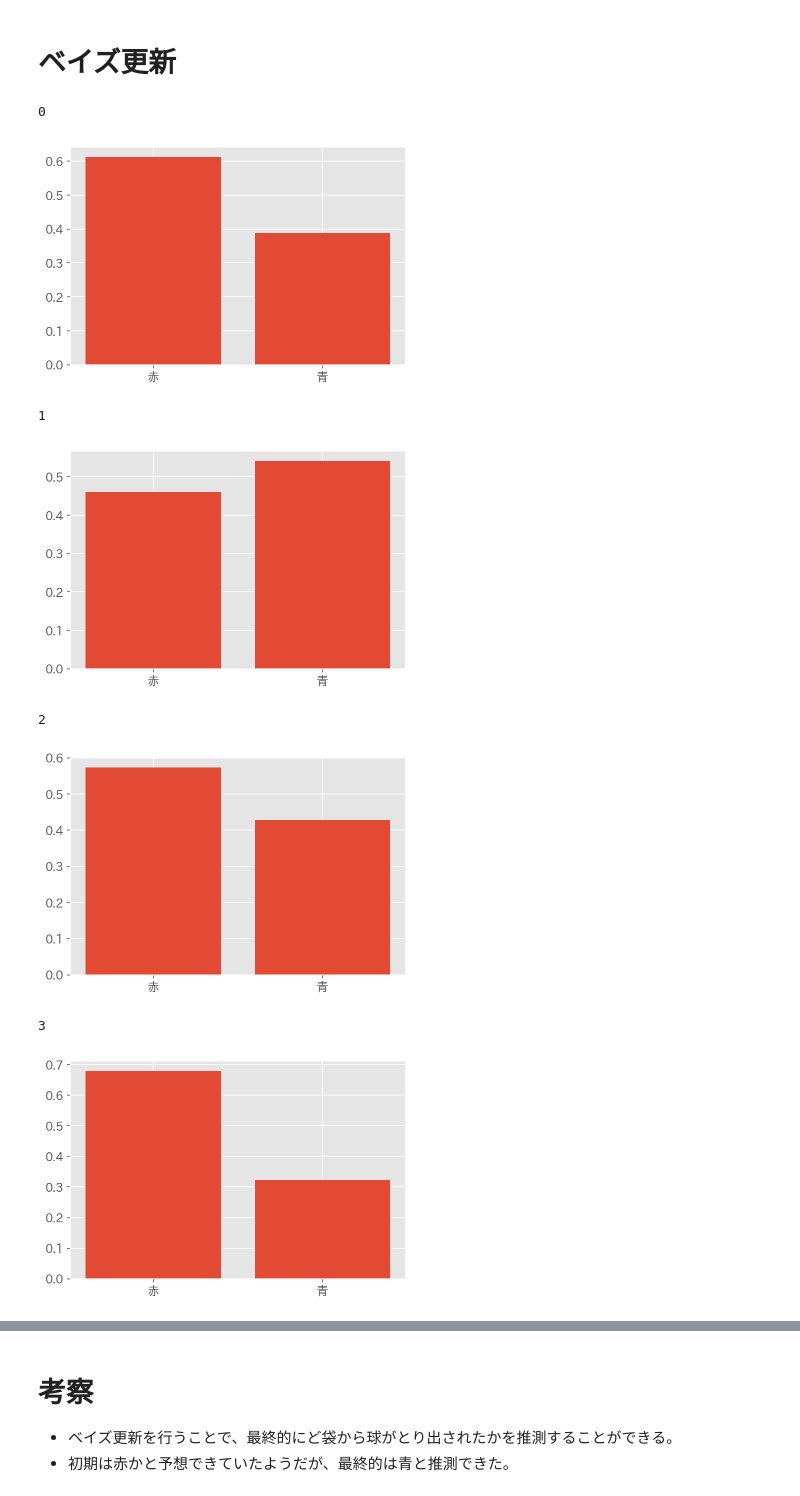
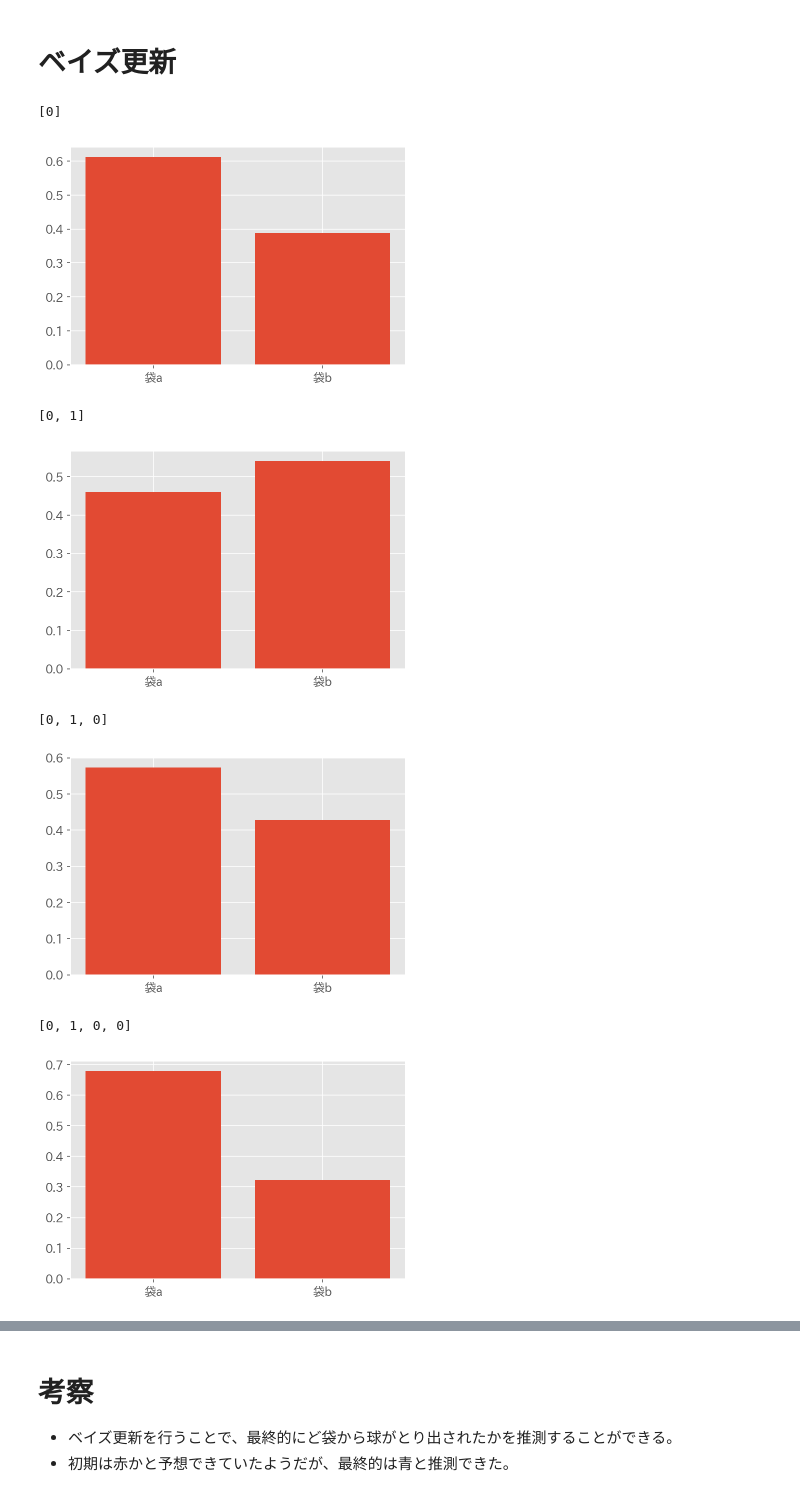
Before and after one commit to Yoshiyoshida/pystan_sample, a Jupyter notebook: Bayesian/ベイズ更新.ipynb, the cells around one changed output, grey strips where cells are left out. Saved outputs shown, nothing was run; the diff lists cells and outputs as text; code cells hidden in the pictures.

```diff
--- a/Bayesian/ベイズ更新.ipynb
+++ b/Bayesian/ベイズ更新.ipynb
@@ -102,36 +102,36 @@ plt.xticks(x, ["赤", "青"])
 # %%
 for num in range(data_len):
     # どこまでのデータを使用するか
     N_data = num + 1
 
     # 尤度関数
     ## P(data | a)
     likehood_a = bernoulli.pmf(data[:N_data], p_a)
 
     ## P(data | b)
     likehood_b = bernoulli.pmf(data[:N_data], p_b)
 
     pa_posterior = p_prior
     pb_posterior = p_prior
 
     pa_posterior *= np.prod(likehood_a)
     pb_posterior *= np.prod(likehood_b)
 
     norm = pa_posterior + pb_posterior
 
     df = pd.DataFrame([pa_posterior/norm, pb_posterior/norm], columns=["post"])
 
     x = np.arange(df.shape[0])
-    print(num)
+    print(data[:N_data])
     plt.bar(x, df.post)
-    plt.xticks(x, ["赤", "青"])
+    plt.xticks(x, ["袋a", "袋b"])
     plt.show()
 # %% [output]
-0
+[0]
-[figure, old version]
+[figure, new version]
-1
+[0, 1]
-[figure, old version]
+[figure, new version]
-2
+[0, 1, 0]
-[figure, old version]
+[figure, new version]
-3
+[0, 1, 0, 0]
-[figure, old version]
+[figure, new version]
```
Also changed, not shown: parts of 1 cell of this notebook.
